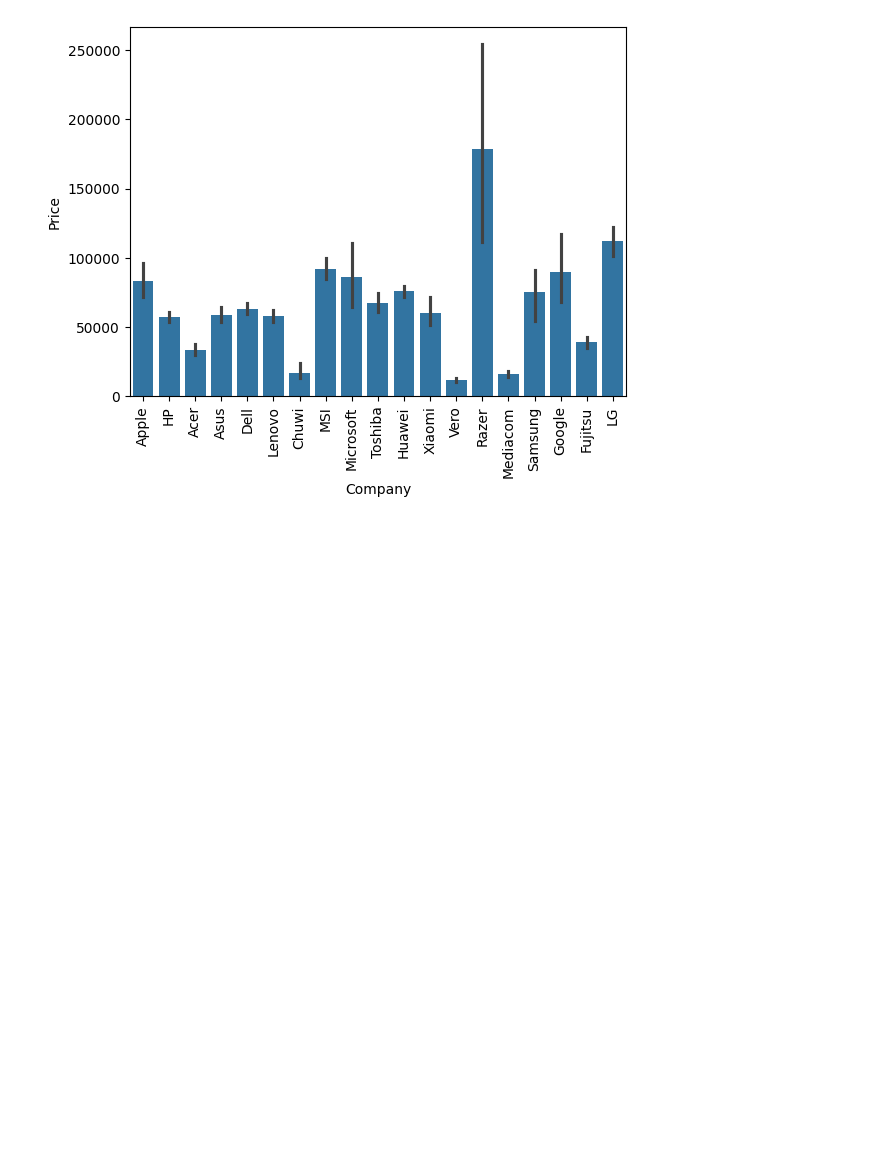
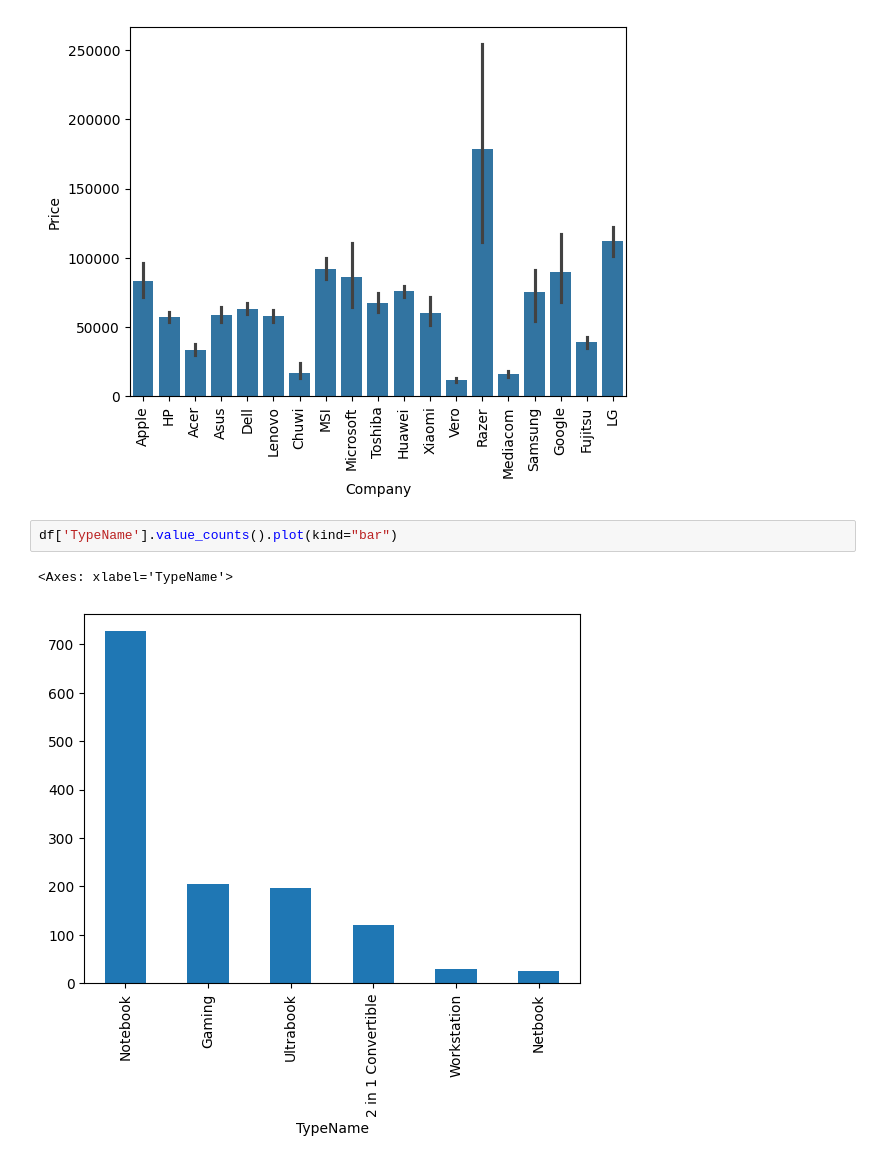
Before and after one commit to Sahib61003/Laptop_price_predictor, a Jupyter notebook: prediction.ipynb, the cells around one changed output. Cells and saved outputs as stored; diff of their text form; blank space fills up the shorter version.

```diff
--- a/prediction.ipynb
+++ b/prediction.ipynb
@@ -123,3 +123,8 @@ plt.xticks(rotation='vertical')
 plt.show()
 # %% [output]
 [figure]
+# %%
+df['TypeName'].value_counts().plot(kind="bar")
+# %% [output]
+<Axes: xlabel='TypeName'>
+[figure, added]
```
Also changed, not shown: parts of 86 cells of this notebook, 3 other files.
